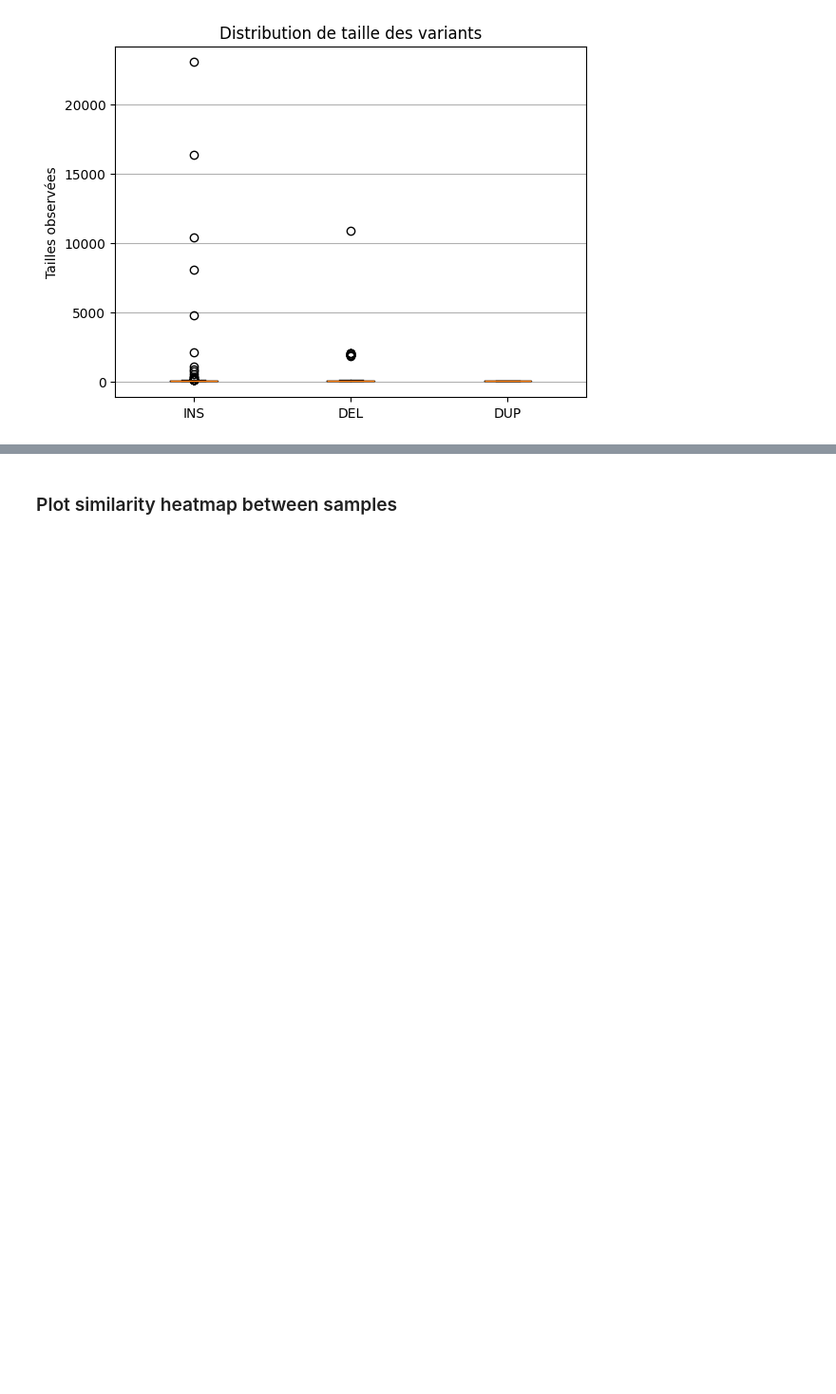
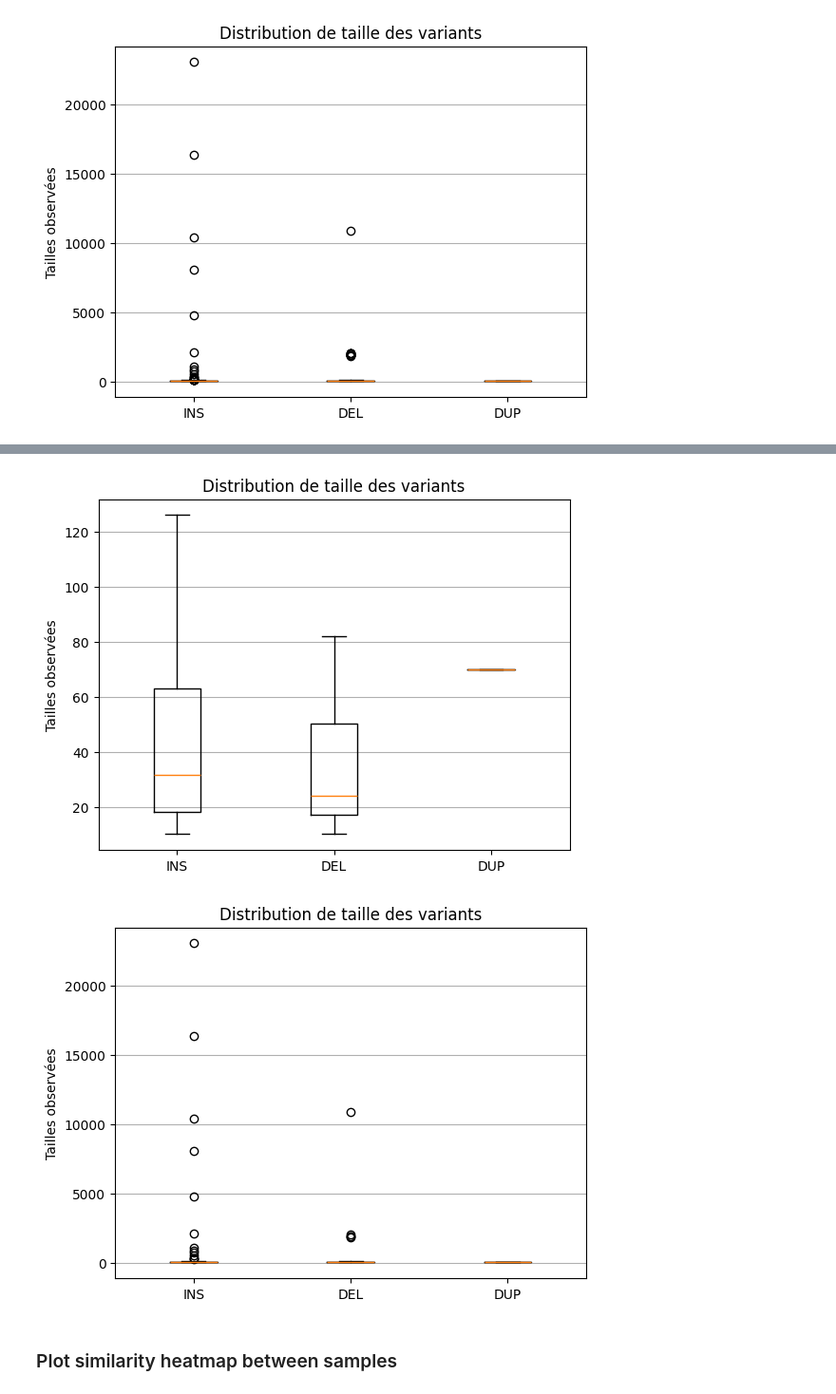
Before and after one commit to Tara-Guillorit/TP-BILL, a Jupyter notebook: analyse.ipynb, the cells around one changed output, grey strips where cells are left out. Shown at 95% size. Saved outputs shown, nothing was run; the diff lists cells and outputs as text; code cells hidden in the pictures; blank space fills up the shorter version.

```diff
--- a/analyse.ipynb
+++ b/analyse.ipynb
@@ -54,3 +80,10 @@ stats.plot_len_by_type(len_distrib_all, True)
+# %%
+len_distrib_all_2 = stats.len_by_type([(grp[0][1]["svtype"], np.mean([x[1]["svlen"] for x in grp])) for grp in all_variant_2])
+stats.plot_len_by_type(len_distrib_all_2, False)
+stats.plot_len_by_type(len_distrib_all_2, True)
+# %% [output]
+[figure, added]
+[figure, added]
 # %% [markdown]
 ### Plot similarity heatmap between samples
 # %%
```
Also changed, not shown: parts of 7 cells of this notebook, 2 other files.
